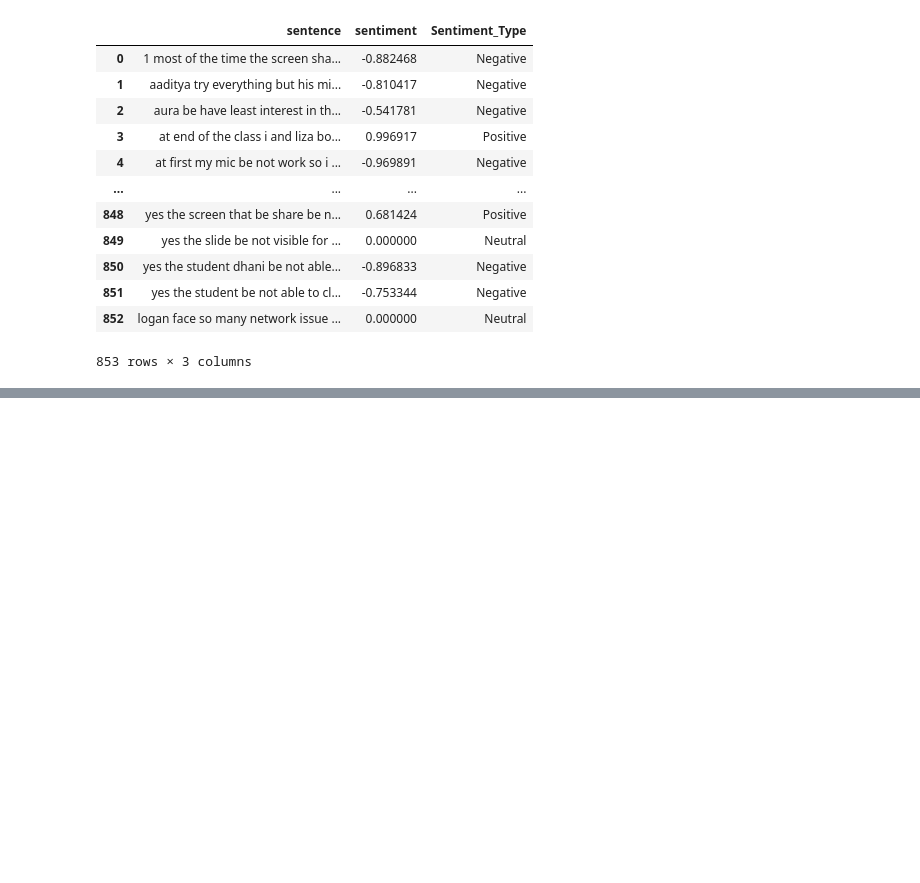
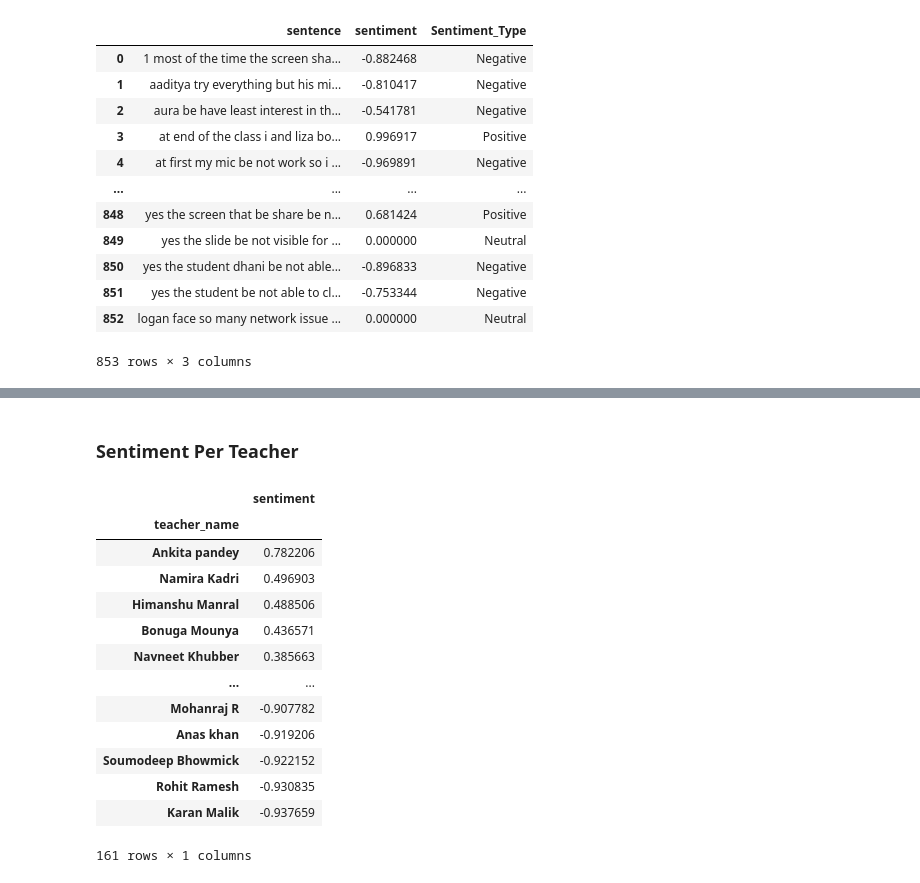
Before and after one commit to NishitSingh2023/NLP_PROJECT_LIDO, a Jupyter notebook: NLP on Demo Teacher Reviews 1-14 Sept.ipynb, the cells around one changed output, grey strips where cells are left out. Drawn from its saved outputs; the diff is of its cells as text; code cells hidden in the pictures; blank space fills up the shorter version.

```diff
--- a/NLP on Demo Teacher Reviews 1-14 Sept.ipynb
+++ b/NLP on Demo Teacher Reviews 1-14 Sept.ipynb
@@ -445,0 +435,20 @@ df
+# %% [markdown]
+### Sentiment Per Teacher
+# %%
+avg_emotion_per_teacher = data.groupby("teacher_name").agg({"sentiment" : np.mean})
+avg_emotion_per_teacher.sort_values(by="sentiment", ascending=False, na_position='last')
+# %% [output]
+|  | sentiment |
+| teacher_name |  |
+| Ankita pandey | 0.782206 |
+| Namira Kadri | 0.496903 |
+| Himanshu Manral | 0.488506 |
+| Bonuga Mounya | 0.436571 |
+| Navneet Khubber | 0.385663 |
+| ... | ... |
+| Mohanraj R | -0.907782 |
+| Anas khan | -0.919206 |
+| Soumodeep Bhowmick | -0.922152 |
+| Rohit Ramesh | -0.930835 |
+| Karan Malik | -0.937659 |
+161 rows × 1 columns
```
Also changed, not shown: parts of 22 cells of this notebook.
